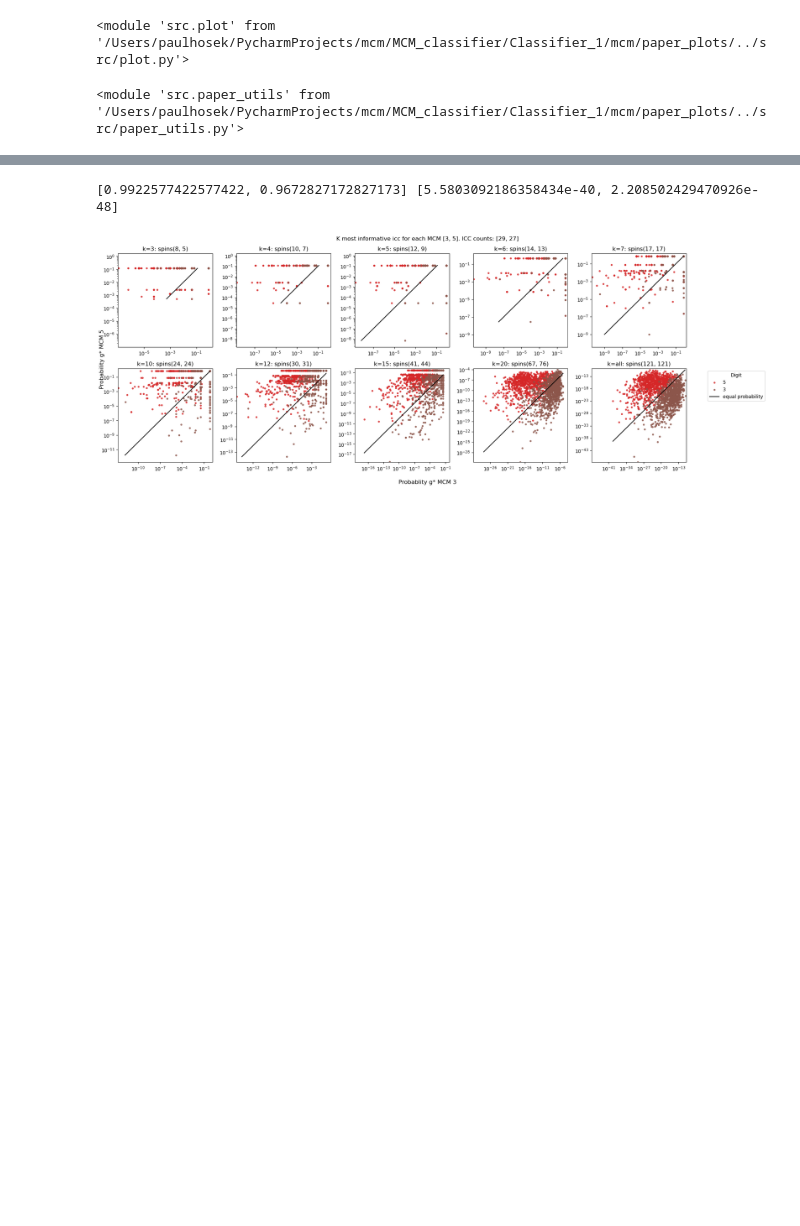
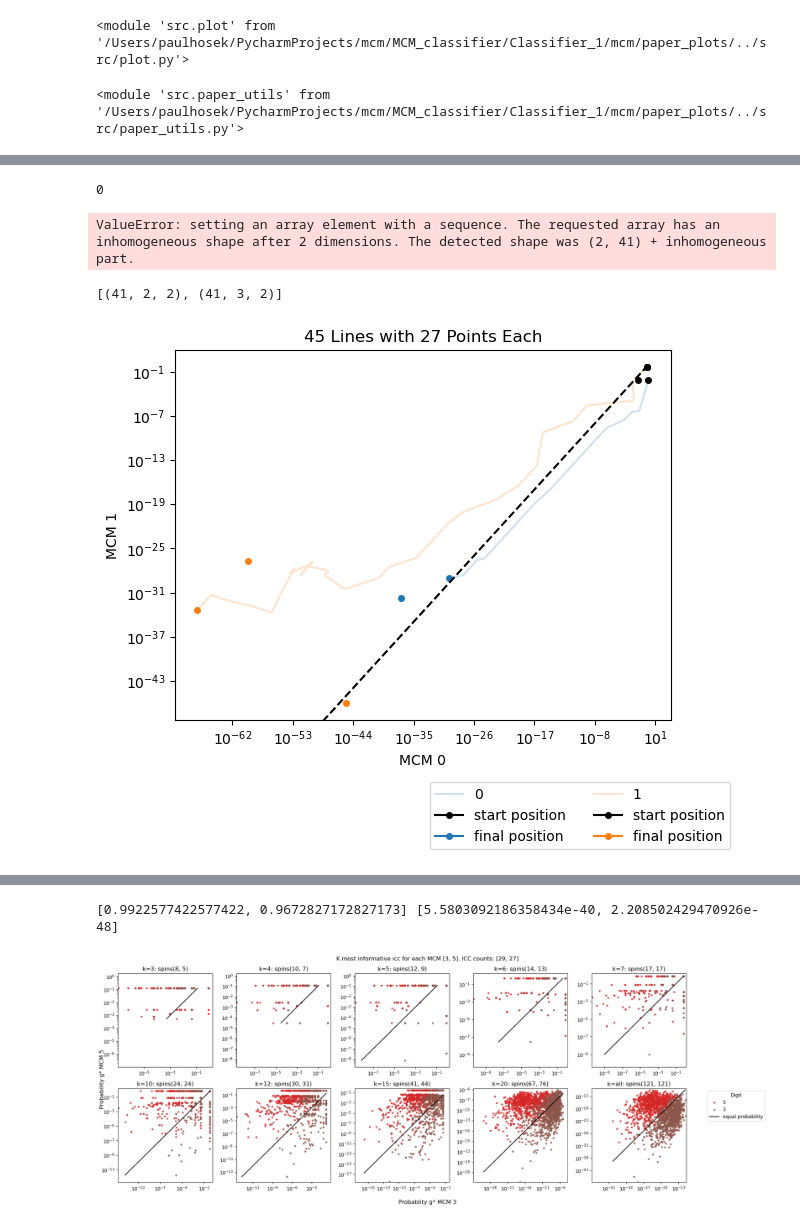
Before and after one commit to PaulHosek/MCM_classifier, a Jupyter notebook: Classifier_1/mcm/paper_plots/plots_disthist_indicative_miscls_trajectory.ipynb, the cells around one changed output, grey strips where cells are left out. Saved outputs shown, nothing was run; the diff lists cells and outputs as text; code cells hidden in the pictures; blank space fills up the shorter version.

Commit message:
data preprocessing almost done

```diff
--- a/Classifier_1/mcm/paper_plots/plots_disthist_indicative_miscls_trajectory.ipynb
+++ b/Classifier_1/mcm/paper_plots/plots_disthist_indicative_miscls_trajectory.ipynb
@@ -53,7 +53,7 @@ test_mcms, test_probs = utils.get_complete_testprobs(mcms_samplesizes,counts_sam
 # %%
 sample_idx = 0
 run_idx = 0
-digit_pair = [3,5]
+digit_pair = [0,1]
 all_byk_pair, all_byk_modspin = utils.get_all_byk_pair(test_probs, test_mcms, digit_pair, sample_idx, run_idx)
 all_byk_pair = utils.adjust_smaller_icc(all_byk_pair,all_byk_modspin)
 # %%
@@ -87,0 +109,66 @@ array([[  1],
+# %%
+misclf[0].shape, misclf[1].shape
+nspin_diff = np.abs(np.diff([misclf[0].shape[0], misclf[1].shape[0]]))[0]
+short_idx = np.argmin([misclf[i].shape[0] for i in range(2)])
+
+print(nspin_diff)
+# extend shorter one by difference in spins with the last probability of the shorter one
+
+# the classifier 0 and the classifier 1 for the same image
+# that is arr[0][:,some image,0] vs arr[1][:,some image,0]
+# do the same for arr[0][:,some iamge, 1] vs arr[1][:, some image,0]
+appendix = np.tile(misclf[short_idx][-1,:,:], (nspin_diff,1,1))
+misclf[short_idx] = np.concatenate((misclf[short_idx],appendix))
+# %% [output]
+0
+ValueError: setting an array element with a sequence. The requested array has an inhomogeneous shape after 2 dimensions. The detected shape was (2, 41) + inhomogeneous part.
+# %%
+[misclf[i].shape for i in range(2)]
+# %% [output]
+[(41, 2, 2), (41, 3, 2)]
+# %%
+import matplotlib.pyplot as plt
+import numpy as np
+
+
+# data = all_byk_pair[0]
+
+colors = myplot.get_list_fromcmap("tab10", N=10)
+
+for dig_i, data in enumerate(misclf):
+
+
+plt.plot(data[:, 0, 0], data[:, 0, 1], color=colors[digit_pair[dig_i]], label=f"{digit_pair[dig_i]}", alpha=.2)
+plt.plot(data[0, 0, 0], data[0, 0, 1], marker="o", color="black", markersize=4, label="start position")  # First point marker
+plt.plot(data[-1, 0, 0], data[-1, 0, 1], marker="o", color=colors[digit_pair[dig_i]], markersize=4,label="final position")  # Last point marker
+for i in range(1, data.shape[1]):
+    x = data[:, i, 0]
+    y = data[:, i, 1]
+    # plt.plot(x, y, color=colors[digit_pair[dig_i]], alpha=.2)
+    plt.plot(x[0], y[0], marker="o", color="black", markersize=4)  # First point marker
+    plt.plot(x[-1], y[-1], marker="o", color=colors[digit_pair[dig_i]], markersize=4)  # Last point marker
+
+
+
+# plt.xlim([np.min(data[:,:,0]), np.max(data[:,:,0])])
+# plt.ylim([np.min(data[:,:,1]), np.max(data[:,:,1])])
+
+
+# m_max = np.max([np.max(all_byk_pair[i][-1,...]) for i in range(len(all_byk_pair))])
+# m_min = np.min([np.min(all_byk_pair[i][-1,...]) for i in range(len(all_byk_pair))])
+# plt.ylim((m_min**.8,m_max))
+# plt.xlim((m_min**.8,m_max))
+
+plt.ylabel(f"MCM {digit_pair[1]}")
+plt.xlabel(f"MCM {digit_pair[0]}")
+plt.legend(loc="upper left", bbox_to_anchor=(0.5, -0.15), ncol=2)
+plt.xscale("log")
+plt.yscale("log")
+
+plt.autoscale(False)
+plt.plot([0, 1], [0, 1], 'k--')  # Diagonal line
+
+plt.title('45 Lines with 27 Points Each')
+plt.show()
+# %% [output]
+[figure, added]
```
Also changed, not shown: parts of 4 cells of this notebook, 1 other file.
